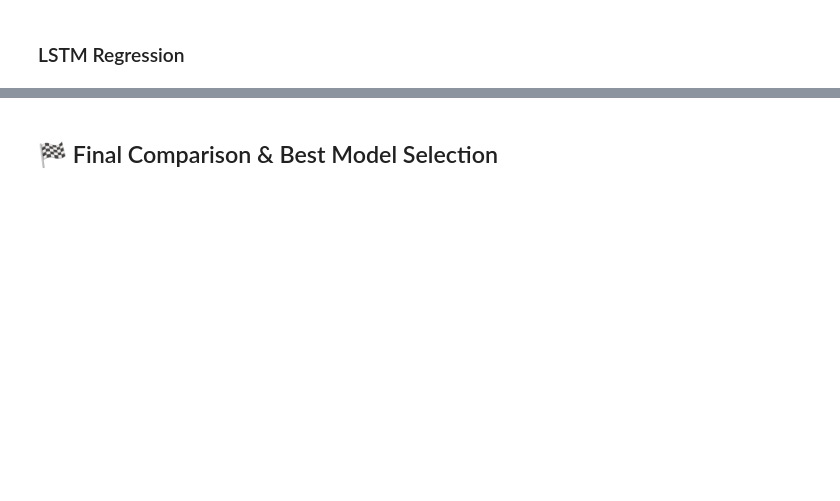
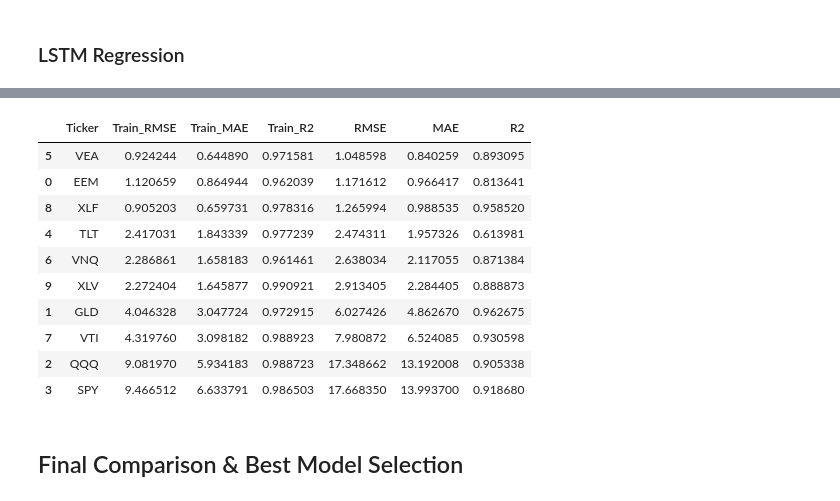
Before and after one commit to GIJOE1003/3103ETF, a Jupyter notebook: Notebook1_Future_Price_Prediction_03th_April.ipynb, the cells around one changed output, grey strips where cells are left out. Saved outputs shown, nothing was run; the diff lists cells and outputs as text; code cells hidden in the pictures; blank space fills up the shorter version.

```diff
--- a/Notebook1_Future_Price_Prediction_03th_April.ipynb
+++ b/Notebook1_Future_Price_Prediction_03th_April.ipynb
@@ -838,3 +893,18 @@ Best Hyperparams → units=32, dropout=0.40, lr=0.00967
+# %%
+results_df_tuned = pd.DataFrame(results, columns=["Ticker", "Train_RMSE", "Train_MAE", "Train_R2","RMSE", "MAE", "R2"]).sort_values("RMSE")
+display(results_df_tuned)
+# %% [output]
+|  | Ticker | Train_RMSE | Train_MAE | Train_R2 | RMSE | MAE | R2 |
+| 5 | VEA | 0.924244 | 0.644890 | 0.971581 | 1.048598 | 0.840259 | 0.893095 |
+| 0 | EEM | 1.120659 | 0.864944 | 0.962039 | 1.171612 | 0.966417 | 0.813641 |
+| 8 | XLF | 0.905203 | 0.659731 | 0.978316 | 1.265994 | 0.988535 | 0.958520 |
+| 4 | TLT | 2.417031 | 1.843339 | 0.977239 | 2.474311 | 1.957326 | 0.613981 |
+| 6 | VNQ | 2.286861 | 1.658183 | 0.961461 | 2.638034 | 2.117055 | 0.871384 |
+| 9 | XLV | 2.272404 | 1.645877 | 0.990921 | 2.913405 | 2.284405 | 0.888873 |
+| 1 | GLD | 4.046328 | 3.047724 | 0.972915 | 6.027426 | 4.862670 | 0.962675 |
+| 7 | VTI | 4.319760 | 3.098182 | 0.988923 | 7.980872 | 6.524085 | 0.930598 |
+| 2 | QQQ | 9.081970 | 5.934183 | 0.988723 | 17.348662 | 13.192008 | 0.905338 |
+| 3 | SPY | 9.466512 | 6.633791 | 0.986503 | 17.668350 | 13.993700 | 0.918680 |
 # %% [markdown]
-## 🏁 Final Comparison & Best Model Selection
+## Final Comparison & Best Model Selection
 # %%
```
Also changed, not shown: parts of 12 cells of this notebook.
